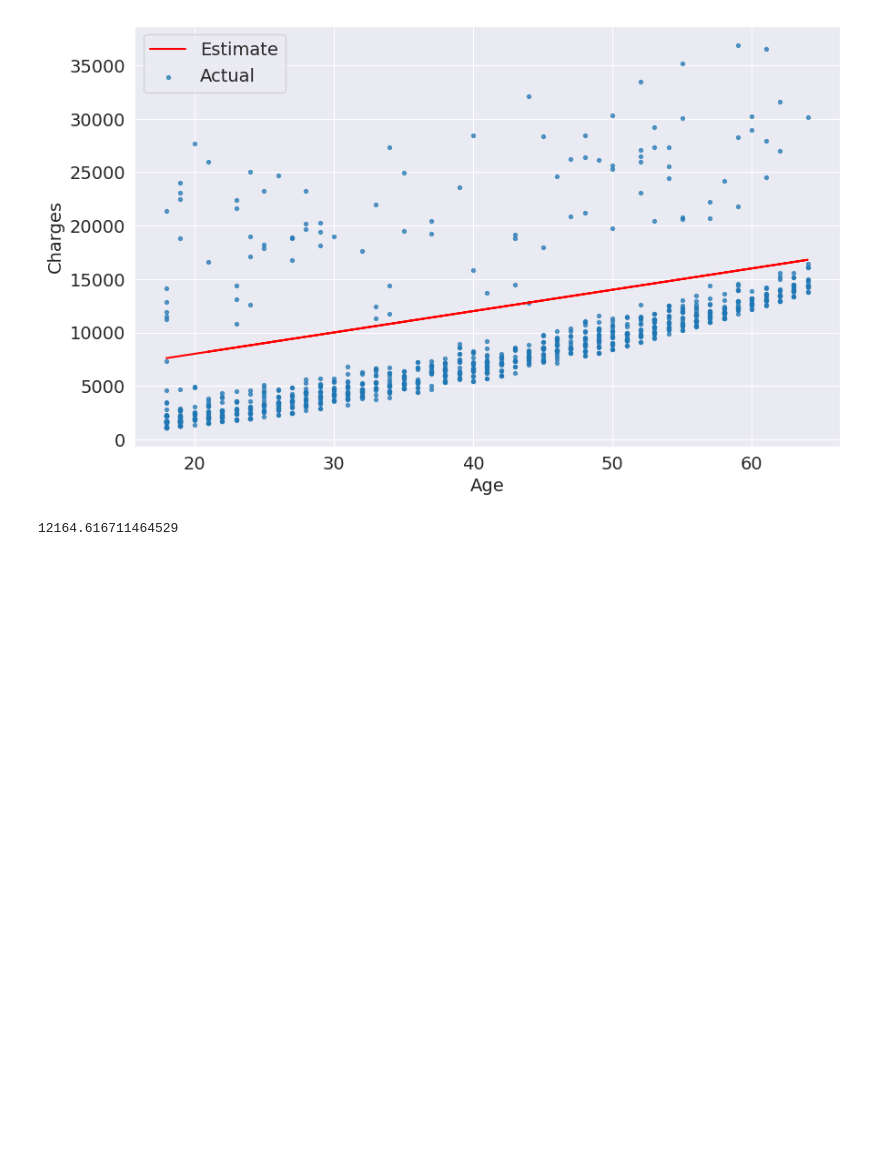
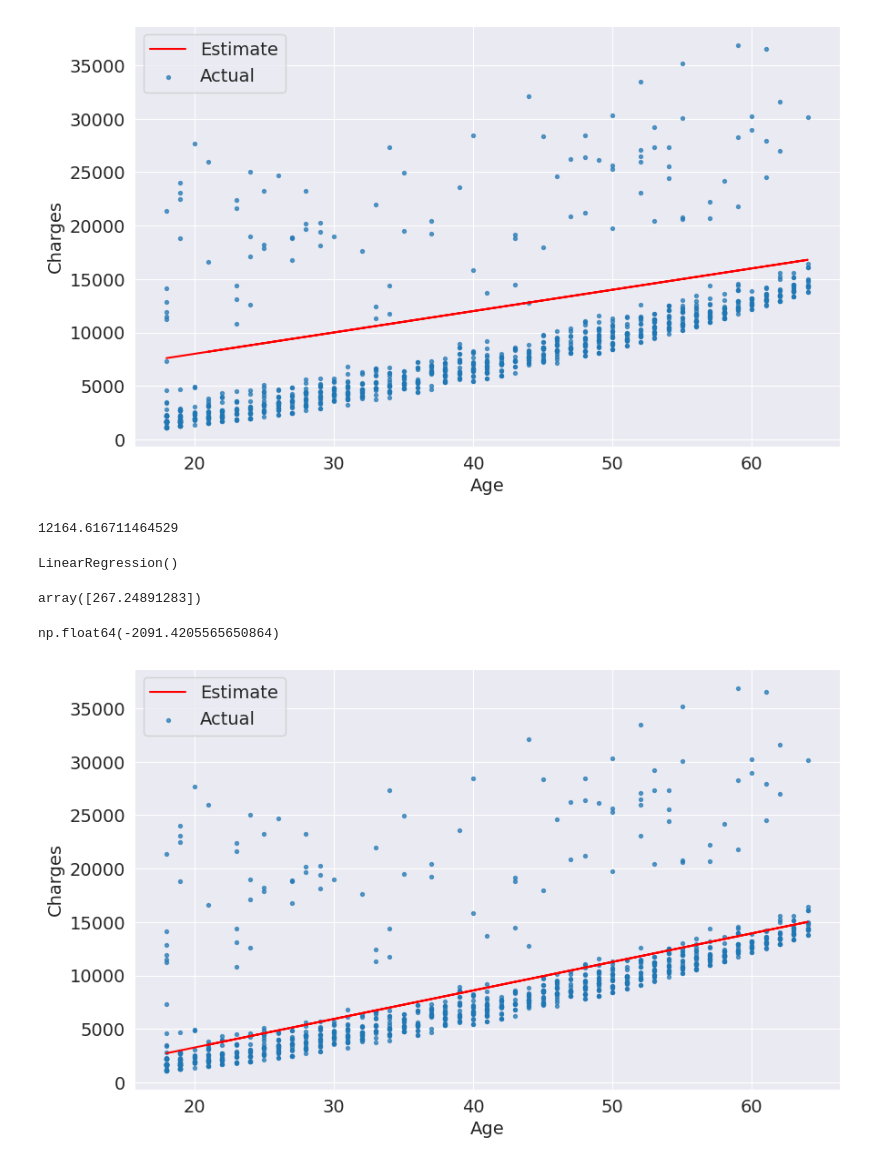
Before and after one commit to NostalgicWinters/ML, a Jupyter notebook: Part1/linearReg.ipynb, the cells around one changed output. Cells and saved outputs as stored; diff of their text form; code cells hidden in the pictures; blank space fills up the shorter version.

Commit message:
Our predictions with linear Regression

```diff
--- a/Part1/linearReg.ipynb
+++ b/Part1/linearReg.ipynb
@@ -373,3 +373,25 @@ print(rmse(real, predicted))
 from sklearn.linear_model import LinearRegression
 
 model = LinearRegression()
+# %%
+inputs = non_smoker_df[['age']]
+targets = non_smoker_df.charges
+# %%
+model.fit(inputs, targets)
+# %% [output]
+LinearRegression()
+# %%
+model.coef_
+# %% [output]
+array([267.24891283])
+# %%
+model.intercept_
+# %% [output]
+np.float64(-2091.4205565650864)
+# %%
+w = model.coef_
+b = model.intercept_
+# %%
+try_parameters(w, b)
+# %% [output]
+[figure, added]
```
